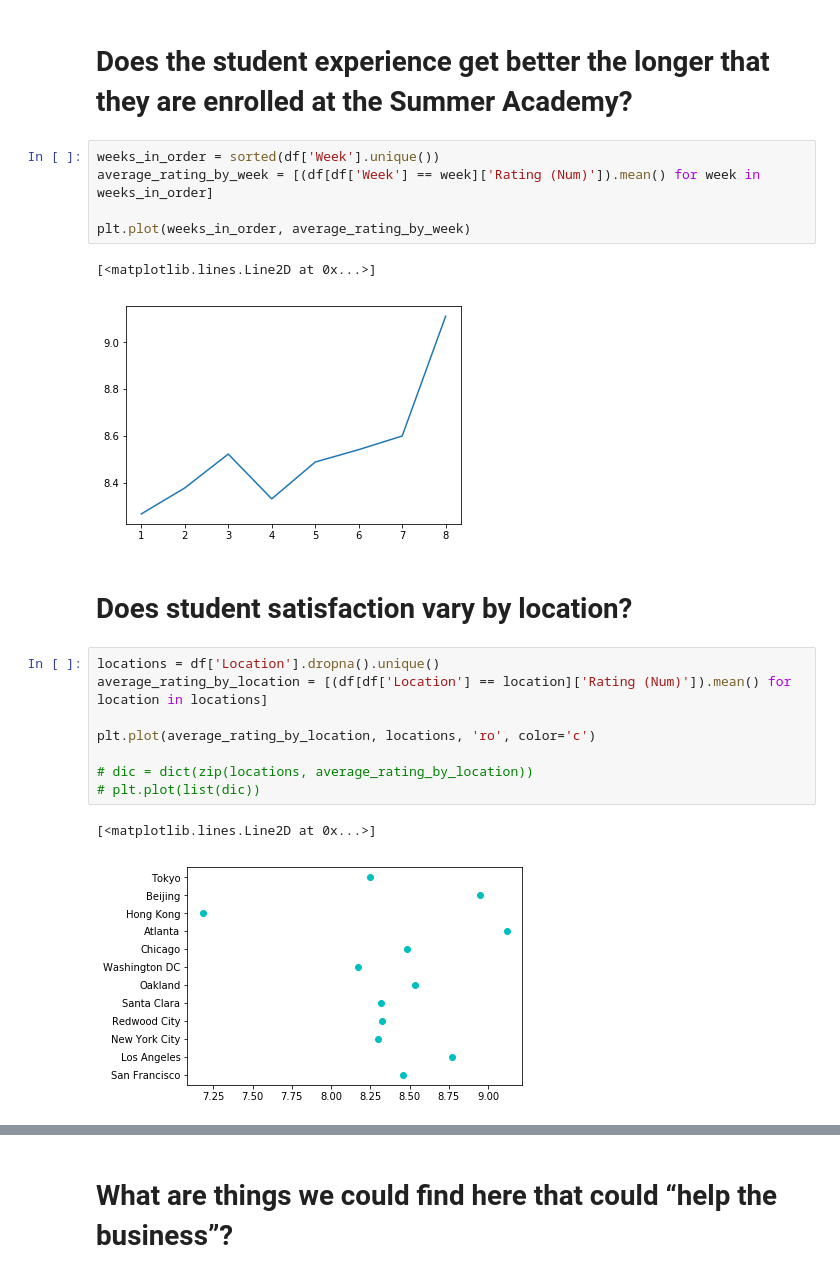
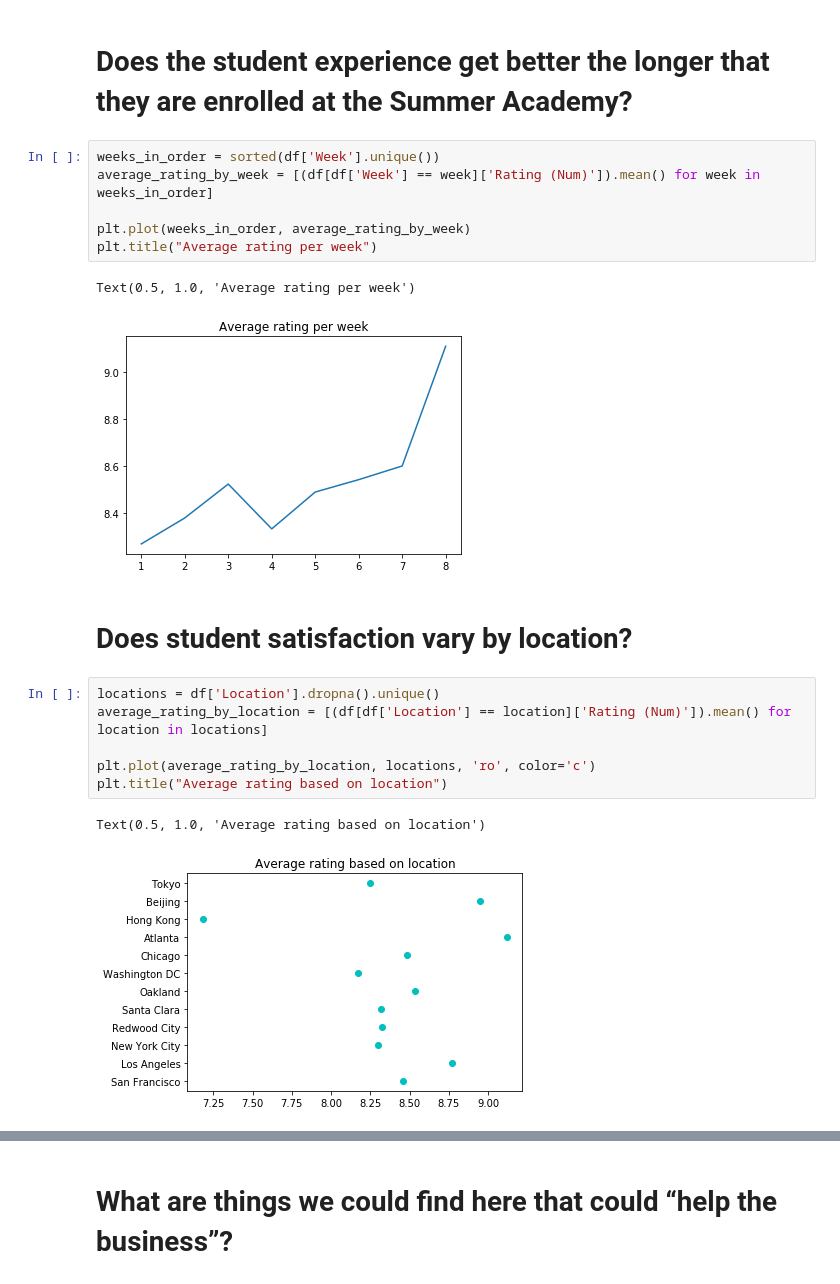
Before and after one commit to jshams/summer-academy-NPS-assignment, a Jupyter notebook: ms_summer_analysis.ipynb, the cells around one changed output, grey strips where cells are left out. Cells and saved outputs as stored; diff of their text form.

```diff
--- a/ms_summer_analysis.ipynb
+++ b/ms_summer_analysis.ipynb
@@ -108,11 +96,12 @@ track_promoter_detractor_ratio
 # %%
 weeks_in_order = sorted(df['Week'].unique())
 average_rating_by_week = [(df[df['Week'] == week]['Rating (Num)']).mean() for week in weeks_in_order]
 
 plt.plot(weeks_in_order, average_rating_by_week)
+plt.title("Average rating per week")
 # %% [output]
-[<matplotlib.lines.Line2D at 0x...>]
+Text(0.5, 1.0, 'Average rating per week')
-[figure, old version]
+[figure, new version]
 # %% [markdown]
 # Does student satisfaction vary by location?
 # %%
@@ -120,9 +109,7 @@ locations = df['Location'].dropna().unique()
 average_rating_by_location = [(df[df['Location'] == location]['Rating (Num)']).mean() for location in locations]
 
 plt.plot(average_rating_by_location, locations, 'ro', color='c')
-
-# dic = dict(zip(locations, average_rating_by_location))
-# plt.plot(list(dic))
+plt.title("Average rating based on location")
 # %% [output]
-[<matplotlib.lines.Line2D at 0x...>]
+Text(0.5, 1.0, 'Average rating based on location')
-[figure, old version]
+[figure, new version]
```
Also changed, not shown: parts of 13 cells of this notebook.
